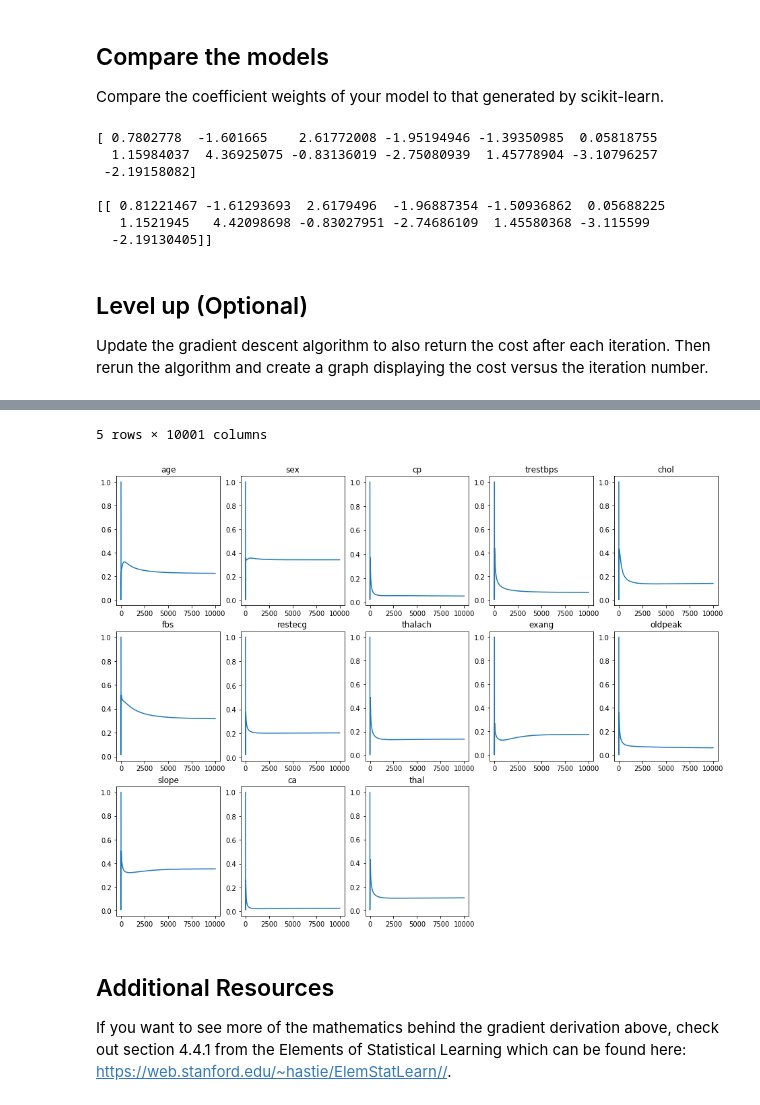
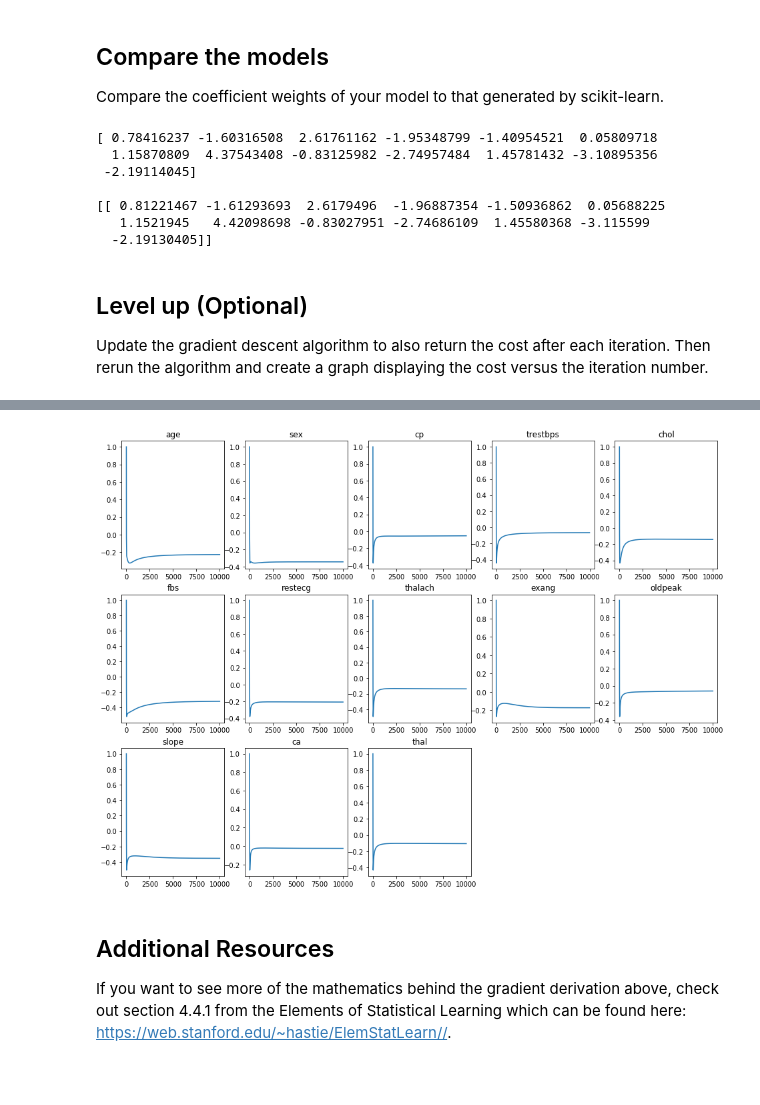
Before and after one commit to merb92/dsc-coding-logistic-regression-from-scratch-onl01-dtsc-pt-012120, a Jupyter notebook: index.ipynb, the cells around one changed output, grey strips where cells are left out. Drawn from its saved outputs; the diff is of its cells as text; code cells hidden in the pictures; blank space fills up the shorter version.

Commit message:
corrected error vector and weights calculations

```diff
--- a/index.ipynb
+++ b/index.ipynb
@@ -89,10 +89,10 @@ def grad_desc(X, y, max_iterations, alpha, initial_weights=None):
     # Create a for loop of iterations
     for i in range(max_iterations):
         # Generate predictions using the current feature weights
-#         y_hat = X.apply(lambda x : predict_y(x, new_weights), axis=1)
+
         y_hat = sigmoid(predict_y(X,new_weights))
         # Calculate an error vector based on these initial predictions and the correct labels
-        error_vector = y - y_hat
+        error_vector = y_hat - y
 
         # Calculate the gradient
         # As we saw in the previous lab, calculating the gradient is often the most difficult task.
@@ -101,7 +101,8 @@ def grad_desc(X, y, max_iterations, alpha, initial_weights=None):
         gradient = np.dot(X.transpose(), error_vector)
 
         # Update the weight vector take a step of alpha in direction of gradient
-        new_weights = new_weights + (alpha * gradient)
+        new_weights = new_weights - (alpha * gradient)
+
         weights_df = pd.concat([weights_df, pd.DataFrame(new_weights)], axis=1)
     # Return finalized weights
     return new_weights, weights_df
@@ -141,7 +142,7 @@ Name: target, dtype: int64
 * This will visually display how the algorithm is adjusting the weights over successive iterations, and hopefully show convergence to stable weights.
 # %%
 # Your code here
-weights, weights_df = grad_desc(X, y, 10**4, 10**-3, initial_weights=np.array([1]*len(X.columns)))
+weights, weights_df = grad_desc(X, y, 10**4, 10**-3, initial_weights=np.array([0]*len(X.columns)))
 weights_df.columns = np.arange(len(weights_df.columns))
 
 display(weights_df.head())
@@ -189,9 +186,9 @@ print('')
 
 print(model.coef_)
 # %% [output]
-[ 0.7802778  -1.601665    2.61772008 -1.95194946 -1.39350985  0.05818755
-  1.15984037  4.36925075 -0.83136019 -2.75080939  1.45778904 -3.10796257
- -2.19158082]
+[ 0.78416237 -1.60316508  2.61761162 -1.95348799 -1.40954521  0.05809718
+  1.15870809  4.37543408 -0.83125982 -2.74957484  1.45781432 -3.10895356
+ -2.19114045]
 
 [[ 0.81221467 -1.61293693  2.6179496  -1.96887354 -1.50936862  0.05688225
    1.1521945   4.42098698 -0.83027951 -2.74686109  1.45580368 -3.115599
@@ -212,10 +209,10 @@ def grad_desc_plus_error(X, y, max_iterations, alpha, initial_weights=None):
     # Create a for loop of iterations
     for i in range(max_iterations):
         # Generate predictions using the current feature weights
-#         y_hat = X.apply(lambda x : predict_y(x, new_weights), axis=1)
+
         y_hat = sigmoid(predict_y(X,new_weights))
         # Calculate an error vector based on these initial predictions and the correct labels
-        error_vector = y - y_hat
+        error_vector = y_hat - y
 
         # Calculate the gradient
         # As we saw in the previous lab, calculating the gradient is often the most difficult task.
@@ -224,8 +221,8 @@ def grad_desc_plus_error(X, y, max_iterations, alpha, initial_weights=None):
         gradient = np.dot(X.transpose(), error_vector)
 
         # Update the weight vector take a step of alpha in direction of gradient
-        new_weights = new_weights + (alpha * gradient)
-        weights_df = pd.concat([weights_df, pd.DataFrame(new_weights)], axis=1)
+        new_weights = new_weights - (alpha * gradient)
+#         weights_df = pd.concat([weights_df, pd.DataFrame(new_weights)], axis=1)
         error_df = pd.concat([error_df, pd.DataFrame(error_vector)], axis=1)
     # Return finalized weights
     return new_weights, weights_df, error_df
@@ -234,8 +231,6 @@ weights, weights_df, errors_df = grad_desc_plus_error(X, y, 10**4, 10**-3, initi
 weights_df.columns = np.arange(len(weights_df.columns))
 # %%
 errors_df.columns = np.arange(len(errors_df.columns))
-
-display(weights_df.head())
 
 plt.figure(figsize=(16,12))
 
@@ -254,5 +243,4 @@ for i, weight in enumerate(weights):
-5 rows × 10001 columns
-[figure, old version]
+[figure, new version]
 # %% [markdown]
 ## Additional Resources
 
```
Also changed, not shown: parts of 3 cells of this notebook.
